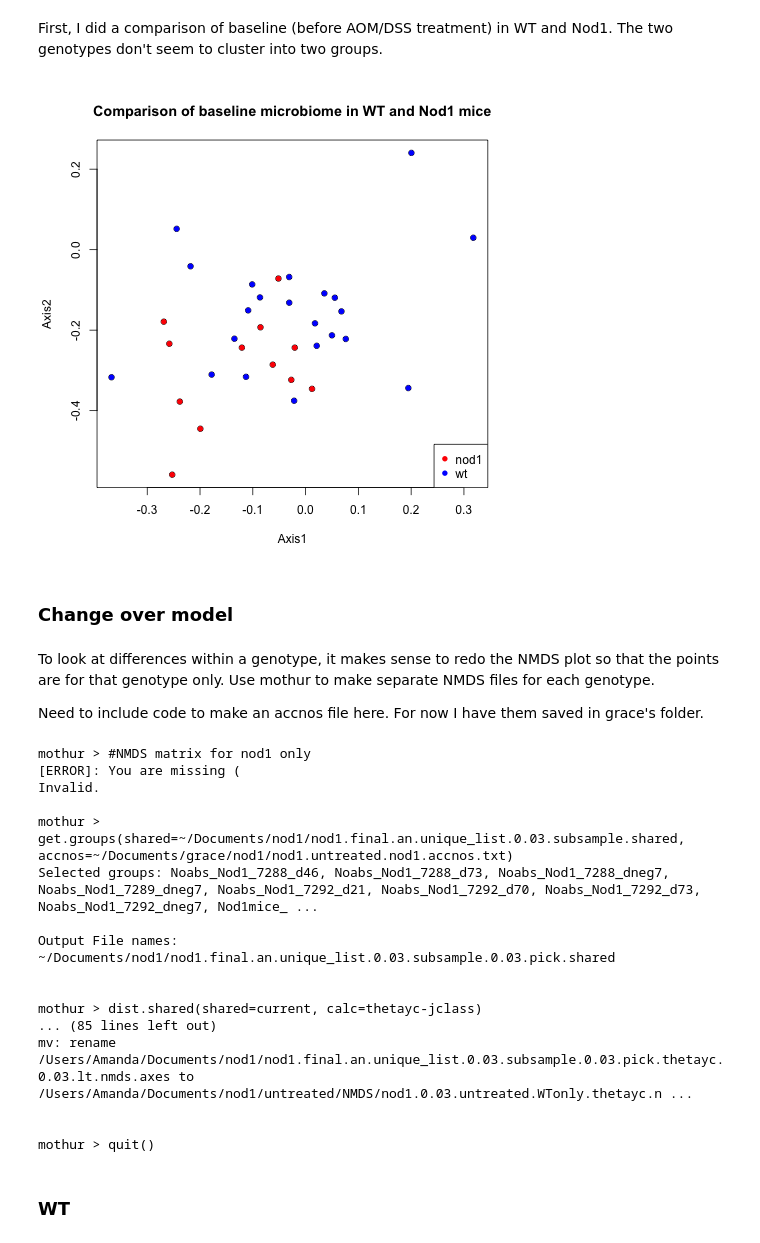
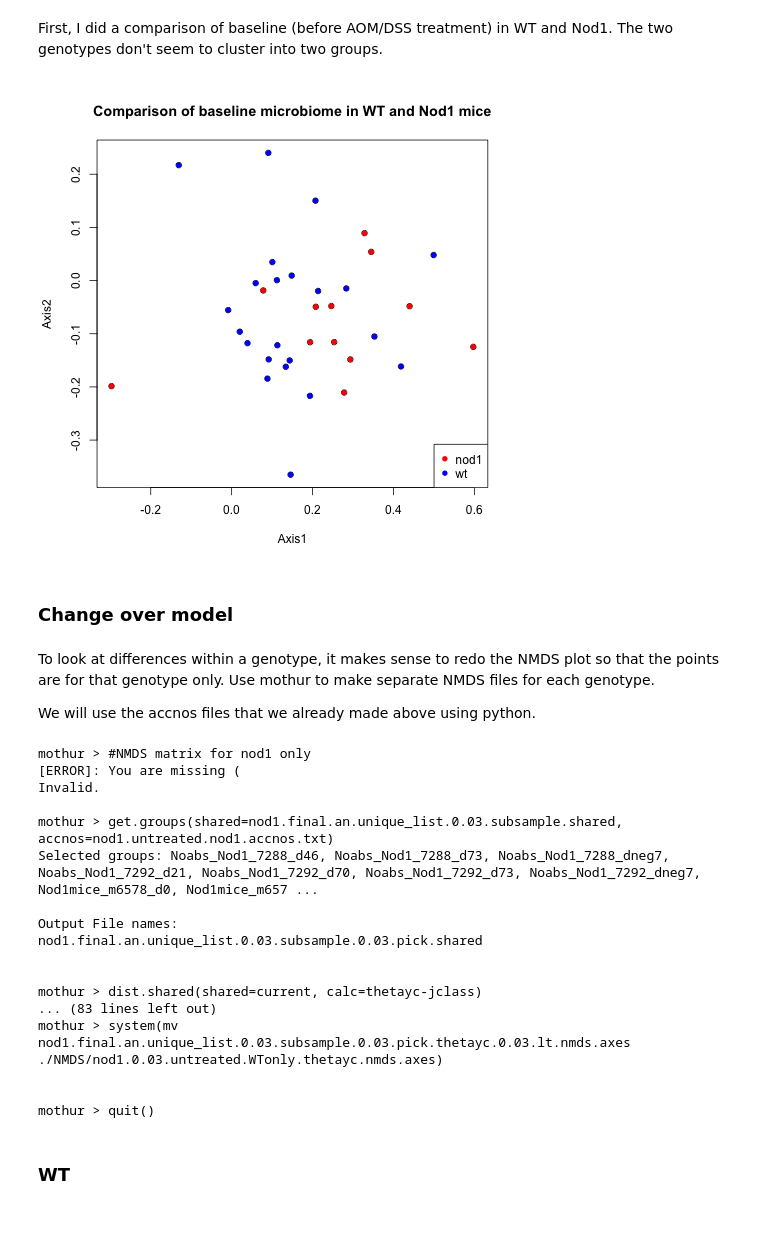
Before and after one commit to SchlossLab/Nod1_analysis, a Jupyter notebook: Nod1analysis.ipynb, the cells around one changed output. Saved outputs shown, nothing was run; the diff lists cells and outputs as text; code cells hidden in the pictures.

```diff
--- a/Nod1analysis.ipynb
+++ b/Nod1analysis.ipynb
@@ -198,58 +208,58 @@ mothur > quit()
 First, I did a comparison of baseline (before AOM/DSS treatment) in WT and Nod1. The two genotypes don't seem to cluster into two groups.
 # %%
 %%R
-axes<- read.table('/NMDS/nod1.0.03.untreated.thetayc.nmds.axes', header=T)
+axes<- read.table('./NMDS/nod1.0.03.untreated.thetayc.nmds.axes', header=T)
 metadata <- read.table('nod1.metadata.txt', header=T)
 nmds<- merge(axes, metadata, by="group")
 
 nod1<-nmds[nmds$genotype =='nod1', c(1:9)] #create parsed data frames
 wt <- nmds[nmds$genotype =='wt', c(1:9)]
 base<- nmds[nmds$stage == 'before', c(1:9)]
 basewt <- wt[wt$stage == 'before', c(1:9)]
 dss3wt <- wt[wt$stage == 'dss3', c(1:9)]
 basenod <- nod1[nod1$stage == 'before', c(1:9)]
 dss3nod <- nod1[nod1$stage == 'dss3', c(1:9)]
 
 #compare WT and nod1 mice
 plot(base$axis1, base$axis2, main='Comparison of baseline microbiome in WT and Nod1 mice', xlab='Axis1', ylab='Axis2')
 points(basenod$axis1, basenod$axis2, pch=16, col='red')
 points(basewt$axis1, basewt$axis2, pch=16, col='blue')
 legend('bottomright', col=c('red', 'blue'), legend=c('nod1','wt'), pch=16)
 # %% [output]
-[figure, old version]
+[figure, new version]
 # %% [markdown]
 ### Change over model
 # %% [markdown]
 To look at differences within a genotype, it makes sense to redo the NMDS plot so that the points are for that genotype only. Use mothur to make separate NMDS files for each genotype.
 
-Need to include code to make an accnos file here. For now I have them saved in grace's folder.
+We will use the accnos files that we already made above using python.
 # %%
 %%mothur
 #NMDS matrix for nod1 only
-get.groups(shared=~/Documents/nod1/nod1.final.an.unique_list.0.03.subsample.shared, accnos=~/Documents/grace/nod1/nod1.untreated.nod1.accnos.txt)
+get.groups(shared=nod1.final.an.unique_list.0.03.subsample.shared, accnos=nod1.untreated.nod1.accnos.txt)
 dist.shared(shared=current, calc=thetayc-jclass)
 nmds(phylip=current)
-system(mv ~/Documents/nod1/nod1.final.an.unique_list.0.03.subsample.0.03.pick.thetayc.0.03.lt.nmds.axes ~/Documents/nod1/untreated/NMDS/nod1.0.03.untreated.nod1only.thetayc.nmds.axes)
+system(mv nod1.final.an.unique_list.0.03.subsample.0.03.pick.thetayc.0.03.lt.nmds.axes ./NMDS/nod1.0.03.untreated.nod1only.thetayc.nmds.axes)
 #repeat for WT only
-get.groups(shared=~/Documents/nod1/nod1.final.an.unique_list.0.03.subsample.shared, accnos=~/Documents/grace/nod1/nod1.untreated.wtonly.accnos.txt)
+get.groups(shared=nod1.final.an.unique_list.0.03.subsample.shared, accnos=nod1.untreated.wtonly.accnos.txt)
 dist.shared(shared=current, calc=thetayc-jclass)
 nmds(phylip=current)
-system(mv ~/Documents/nod1/nod1.final.an.unique_list.0.03.subsample.0.03.pick.thetayc.0.03.lt.nmds.axes ~/Documents/nod1/untreated/NMDS/nod1.0.03.untreated.WTonly.thetayc.nmds.axes)
+system(mv nod1.final.an.unique_list.0.03.subsample.0.03.pick.thetayc.0.03.lt.nmds.axes ./NMDS/nod1.0.03.untreated.WTonly.thetayc.nmds.axes)
 # %% [output]
 mothur > #NMDS matrix for nod1 only
 [ERROR]: You are missing (
 Invalid.
 
-mothur > get.groups(shared=~/Documents/nod1/nod1.final.an.unique_list.0.03.subsample.shared, accnos=~/Documents/grace/nod1/nod1.untreated.nod1.accnos.txt)
-Selected groups: Noabs_Nod1_7288_d46, Noabs_Nod1_7288_d73, Noabs_Nod1_7288_dneg7, Noabs_Nod1_7289_dneg7, Noabs_Nod1_7292_d21, Noabs_Nod1_7292_d70, Noabs_Nod1_7292_d73, Noabs_Nod1_7292_dneg7, Nod1mice_ ...
+mothur > get.groups(shared=nod1.final.an.unique_list.0.03.subsample.shared, accnos=nod1.untreated.nod1.accnos.txt)
+Selected groups: Noabs_Nod1_7288_d46, Noabs_Nod1_7288_d73, Noabs_Nod1_7288_dneg7, Noabs_Nod1_7292_d21, Noabs_Nod1_7292_d70, Noabs_Nod1_7292_d73, Noabs_Nod1_7292_dneg7, Nod1mice_m6578_d0, Nod1mice_m657 ...
 
 Output File names:
-~/Documents/nod1/nod1.final.an.unique_list.0.03.subsample.0.03.pick.shared
+nod1.final.an.unique_list.0.03.subsample.0.03.pick.shared
 
 
 mothur > dist.shared(shared=current, calc=thetayc-jclass)
-... (85 lines left out)
-mv: rename /Users/Amanda/Documents/nod1/nod1.final.an.unique_list.0.03.subsample.0.03.pick.thetayc.0.03.lt.nmds.axes to /Users/Amanda/Documents/nod1/untreated/NMDS/nod1.0.03.untreated.WTonly.thetayc.n ...
+... (83 lines left out)
+mothur > system(mv nod1.final.an.unique_list.0.03.subsample.0.03.pick.thetayc.0.03.lt.nmds.axes ./NMDS/nod1.0.03.untreated.WTonly.thetayc.nmds.axes)
 
 
 mothur > quit()
```
Also changed, not shown: parts of 8 cells of this notebook.
